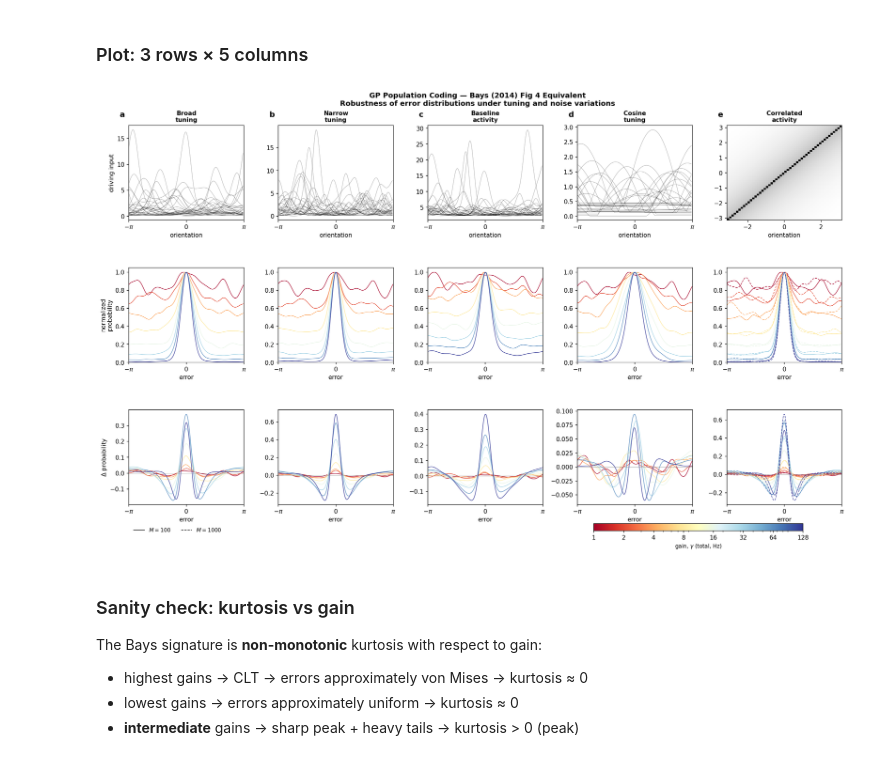
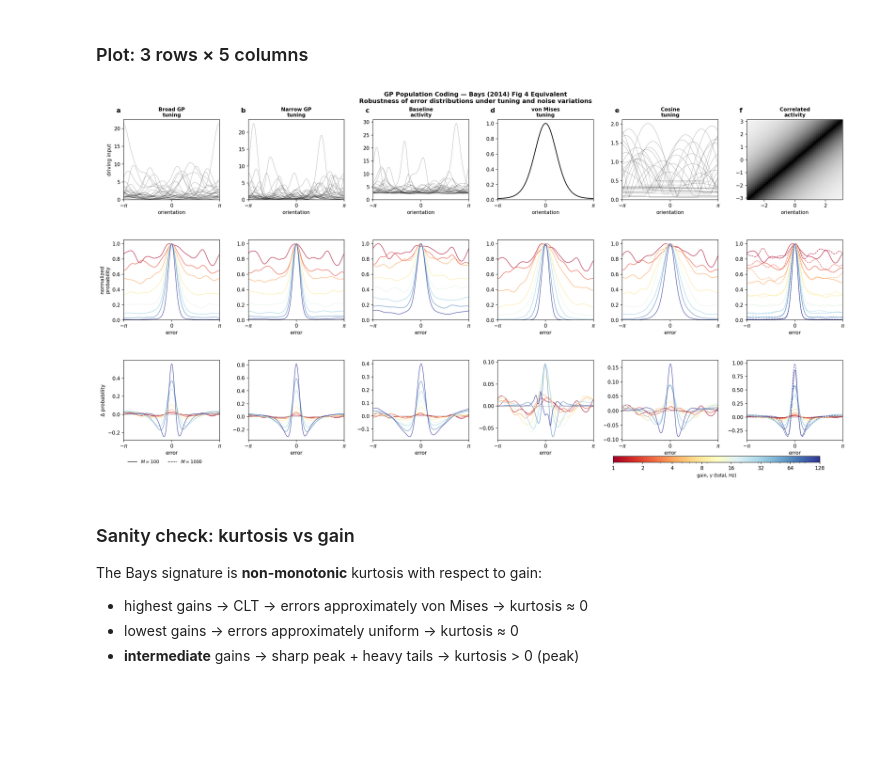
Before and after one commit to YashBit/cbl_cambridge_mphil_2025, a Jupyter notebook: equivalence_model_v0.1/experiments/bays_2014/bays_figure_4_5_notebook.ipynb, the cells around one changed output. Cells and saved outputs as stored; diff of their text form; code cells hidden in the pictures; blank space fills up the shorter version.

Commit message:
feat: figure 4 and figure 5

```diff
--- a/equivalence_model_v0.1/experiments/bays_2014/bays_figure_4_5_notebook.ipynb
+++ b/equivalence_model_v0.1/experiments/bays_2014/bays_figure_4_5_notebook.ipynb
@@ -502,17 +603,17 @@ All panels done in 12.1s
 # %% [markdown]
 ### Plot: 3 rows × 5 columns
 # %%
-fig = plt.figure(figsize=(18, 11))
-gs  = gridspec.GridSpec(3, 5, hspace=0.50, wspace=0.30,
-                        left=0.05, right=0.97, bottom=0.08, top=0.88)
+fig = plt.figure(figsize=(21, 11))
+gs  = gridspec.GridSpec(3, 6, hspace=0.50, wspace=0.30,
+                        left=0.04, right=0.98, bottom=0.08, top=0.88)
 
 # Bays-style colormap: low gain = red, high gain = blue
 gain_cmap = plt.cm.RdYlBu
 gain_norm = mcolors.LogNorm(vmin=min(GAMMAS_TOTAL), vmax=max(GAMMAS_TOTAL))
 
-panel_ids = ['a', 'b', 'c', 'd', 'e']
-titles    = ['Broad\ntuning', 'Narrow\ntuning', 'Baseline\nactivity',
-             'Cosine\ntuning', 'Correlated\nactivity']
+panel_ids = ['a', 'b', 'c', 'd', 'e', 'f']
+titles    = ['Broad GP\ntuning', 'Narrow GP\ntuning', 'Baseline\nactivity',
+             'von Mises\ntuning', 'Cosine\ntuning', 'Correlated\nactivity']
 
 for col, pid in enumerate(panel_ids):
     p = panels[pid]
@@ -522,17 +623,53 @@ for col, pid in enumerate(panel_ids):
 
     # ---------- Row 1: tuning curves OR correlation matrix ----------
     ax_top = fig.add_subplot(gs[0, col])
-    if pid == 'e':
+    if pid == 'f':
+        # Sort neurons by their mode so the tuning-similarity band is
+        # visible. Without sorting the matrix would look like noise even
+        # though the off-diagonal band exists. vmax=c0 (not 1.0) prevents
+        # the unit diagonal from swamping the colour scale — without this,
+        # the colormap autoscales to [0, 1] and the entire off-diagonal
+        # structure renders as a uniform near-white background.
         C = p[f'corr_matrix_{M_ref}']
+        sort_idx = p[f'sort_idx_{M_ref}']
+        C_sorted = C[np.ix_(sort_idx, sort_idx)]
         n_show = min(50, C.shape[0])
-        ax_top.imshow(C[:n_show, :n_show], cmap='gray_r', origin='lower',
-                      aspect='auto', extent=[-np.pi, np.pi, -np.pi, np.pi])
+        ax_top.imshow(C_sorted[:n_show, :n_show], cmap='gray_r',
+                      origin='lower', aspect='auto',
+                      vmin=0.0, vmax=C0,
+                      extent=[-np.pi, np.pi, -np.pi, np.pi])
         ax_top.set_xlabel('orientation')
         if col == 0:
             ax_top.set_ylabel('orientation')
+    elif pid == 'd':
+        # von Mises column: Bays's base model is homogeneous — every
+        # neuron has the same tuning shape, just at a different preferred
+        # orientation. Show a single representative bump centred at θ = 0
+        # (matching Bays Fig 4 columns a, b, c top row).
+        omega_d = LAMBDA_BROAD ** 2
+        kappa_d = 1.0 / omega_d
+        theta_fine = np.linspace(-np.pi, np.pi, 400, endpoint=False)
+        f_d = np.exp(kappa_d * (np.cos(theta_fine) - 1.0))
+        ax_top.plot(theta_fine, f_d, 'k-', lw=1.5)
+        ax_top.set_xlabel('orientation')
+        if col == 0:
+            ax_top.set_ylabel('driving input')
+        ax_top.set_xlim(-np.pi, np.pi)
+        ax_top.set_xticks([-np.pi, 0, np.pi])
+        ax_top.set_xticklabels([r'$-\pi$', '0', r'$\pi$'])
+        ax_top.set_ylim(bottom=0)
+        ax_top.axhline(0, color='k', lw=0.5, alpha=0.6)
     else:
-        g_ex = p.get(f'g_example_{M_ref}', p['g'][:30])
-        for i in range(min(30, g_ex.shape[0])):
+        # GP and cosine columns: show 30 evenly-indexed neurons so the
+        # heterogeneity intrinsic to the GP (or the random φ_i in cosine)
+        # is visible.
+        g_full = p['g']
+        if g_full.shape[0] > 30:
+            idx_show = np.linspace(0, g_full.shape[0] - 1, 30).astype(int)
+            g_ex = g_full[idx_show]
+        else:
+            g_ex = g_full
+        for i in range(g_ex.shape[0]):
             ax_top.plot(thetas, g_ex[i], 'k-', lw=0.4, alpha=0.5)
         ax_top.set_xlabel('orientation')
         if col == 0:
@@ -540,6 +677,11 @@ for col, pid in enumerate(panel_ids):
         ax_top.set_xlim(-np.pi, np.pi)
         ax_top.set_xticks([-np.pi, 0, np.pi])
         ax_top.set_xticklabels([r'$-\pi$', '0', r'$\pi$'])
+        # Pin y-axis to 0 so the baseline floor in column c is visible as
+        # the gap between the curves' minima and the x-axis. Columns
+        # without baseline sit flush against zero.
+        ax_top.set_ylim(bottom=0)
+        ax_top.axhline(0, color='k', lw=0.5, alpha=0.6)
 
     ax_top.set_title(titles[col], fontsize=10, fontweight='bold')
     ax_top.text(-0.08, 1.15, f'$\\mathbf{{{pid}}}$',
@@ -582,36 +724,36 @@ for col, pid in enumerate(panel_ids):
                         color=gain_cmap(gain_norm(gt)),
                         lw=1.0, ls=ls, alpha=0.85)
     ax_bot.axhline(0, color='gray', lw=0.4)
     ax_bot.set_xlim(-np.pi, np.pi)
     ax_bot.set_xticks([-np.pi, 0, np.pi])
     ax_bot.set_xticklabels([r'$-\pi$', '0', r'$\pi$'])
     ax_bot.set_xlabel('error')
     if col == 0:
         ax_bot.set_ylabel(r'$\Delta$ probability')
 
 # ---------- Legend & colorbar ----------
 from matplotlib.lines import Line2D
 handles = [Line2D([0], [0], color='k', lw=1, ls='-',  label=r'$M=100$'),
            Line2D([0], [0], color='k', lw=1, ls='--', label=r'$M=1000$')]
-fig.legend(handles=handles, loc='lower left', bbox_to_anchor=(0.05, 0.01),
+fig.legend(handles=handles, loc='lower left', bbox_to_anchor=(0.04, 0.01),
            fontsize=9, frameon=False, ncol=2)
 
 sm = plt.cm.ScalarMappable(cmap=gain_cmap, norm=gain_norm)
 sm.set_array([])
-cbar_ax = fig.add_axes([0.65, 0.025, 0.27, 0.015])
+cbar_ax = fig.add_axes([0.68, 0.025, 0.27, 0.015])
 cb = fig.colorbar(sm, cax=cbar_ax, orientation='horizontal')
 cb.set_label(r'gain, $\gamma$ (total, Hz)', fontsize=9)
 cb.set_ticks(GAMMAS_TOTAL)
 cb.set_ticklabels([str(g) for g in GAMMAS_TOTAL])
 
 fig.suptitle('GP Population Coding — Bays (2014) Fig 4 Equivalent\n'
              'Robustness of error distributions under tuning and noise variations',
              fontsize=12, fontweight='bold', y=0.95)
 
 plt.savefig('bays_fig4_corrected.png', dpi=150, bbox_inches='tight')
 plt.show()
 # %% [output]
-[figure, old version]
+[figure, new version]
 # %% [markdown]
 ### Sanity check: kurtosis vs gain
 
```
Also changed, not shown: parts of 24 cells of this notebook, 41 other files.
